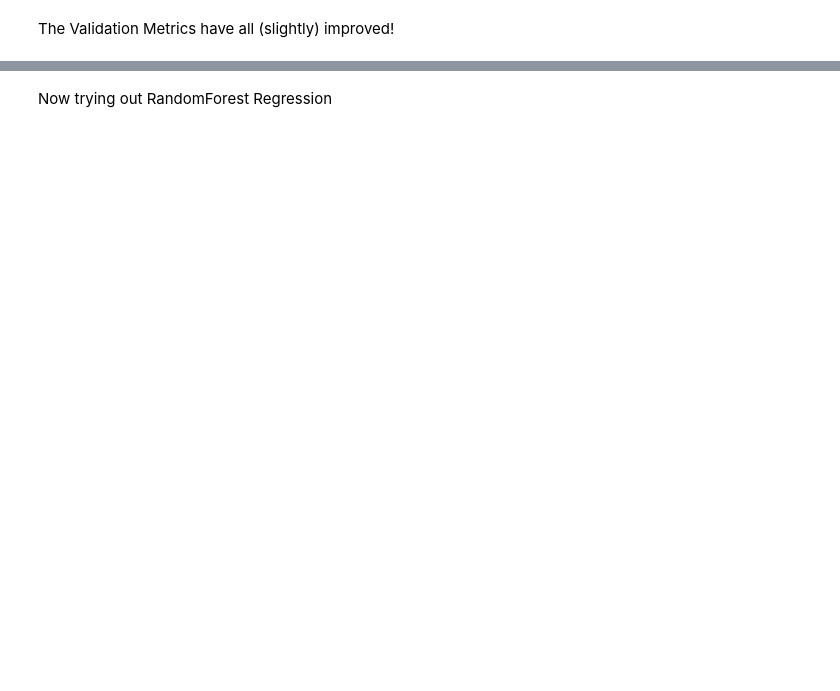
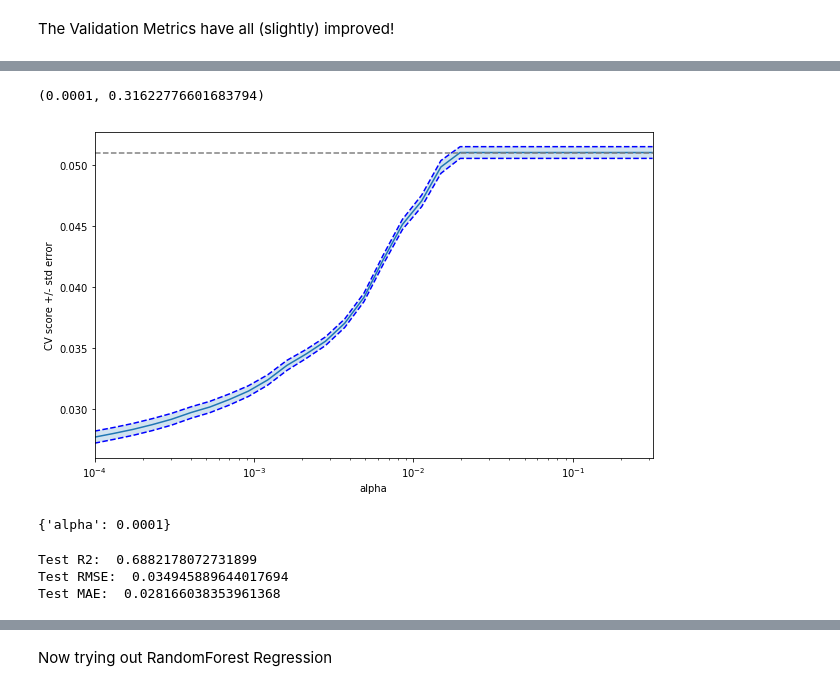
Before and after one commit to mas-dse-saachary/UCSD-MAS-Capstone-Project, a Jupyter notebook: dev/modeling.ipynb, the cells around one changed output, grey strips where cells are left out. Saved outputs shown, nothing was run; the diff lists cells and outputs as text; code cells hidden in the pictures; blank space fills up the shorter version.

```diff
--- a/dev/modeling.ipynb
+++ b/dev/modeling.ipynb
@@ -277,0 +570,8 @@ The Validation Metrics have all (slightly) improved!
+# %%
+alphas = np.logspace(-4, -0.5, 30)
+param_grid = [{'alpha': alphas},]
+n_folds = 8
+# %%
+gs = GridSearchCV(en, param_grid, cv=n_folds,scoring='neg_mean_absolute_error')
+# %%
+gs.fit(X_train, y_train)
@@ -277,0 +592,38 @@ The Validation Metrics have all (slightly) improved!
+# %%
+train_scores = -gs.cv_results_['mean_train_score']
+train_scores_std = -gs.cv_results_['std_train_score']
+val_scores = -gs.cv_results_['mean_test_score']
+val_scores_std = -gs.cv_results_['std_test_score']
+# %%
+plt.figure().set_size_inches(10, 6)
+plt.semilogx(alphas, val_scores)
+
+# plot error lines showing +/- std. errors of the scores
+std_error = val_scores_std / np.sqrt(n_folds)
+
+plt.semilogx(alphas, val_scores + std_error, 'b--')
+plt.semilogx(alphas, val_scores - std_error, 'b--')
+
+# alpha=0.2 controls the translucency of the fill color
+plt.fill_between(alphas, val_scores + std_error, val_scores - std_error, alpha=0.2)
+
+plt.ylabel('CV score +/- std error')
+plt.xlabel('alpha')
+plt.axhline(np.max(val_scores), linestyle='--', color='.5')
+plt.xlim([alphas[0], alphas[-1]])
+# %% [output]
+(0.0001, 0.31622776601683794)
+[figure, added]
+# %%
+gs.best_params_
+# %% [output]
+{'alpha': 0.0001}
+# %%
+test_predictions = best_model.predict(X_test)
+print 'Test R2: ',r2_score(y_test, test_predictions)
+print 'Test RMSE: ',np.sqrt(mean_squared_error(y_test, test_predictions))
+print 'Test MAE: ',mean_absolute_error(y_test, test_predictions)
+# %% [output]
+Test R2:  0.6882178072731899
+Test RMSE:  0.034945889644017694
+Test MAE:  0.028166038353961368
```
Also changed, not shown: parts of 108 cells of this notebook, 9 other files.
